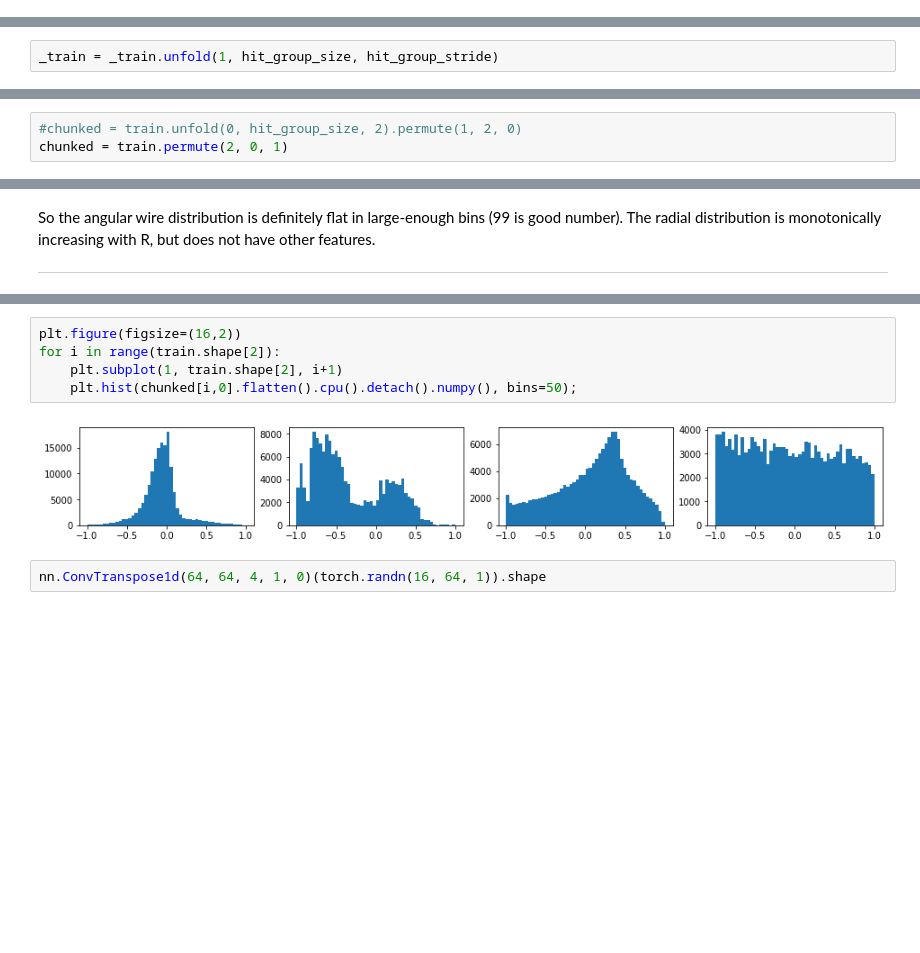
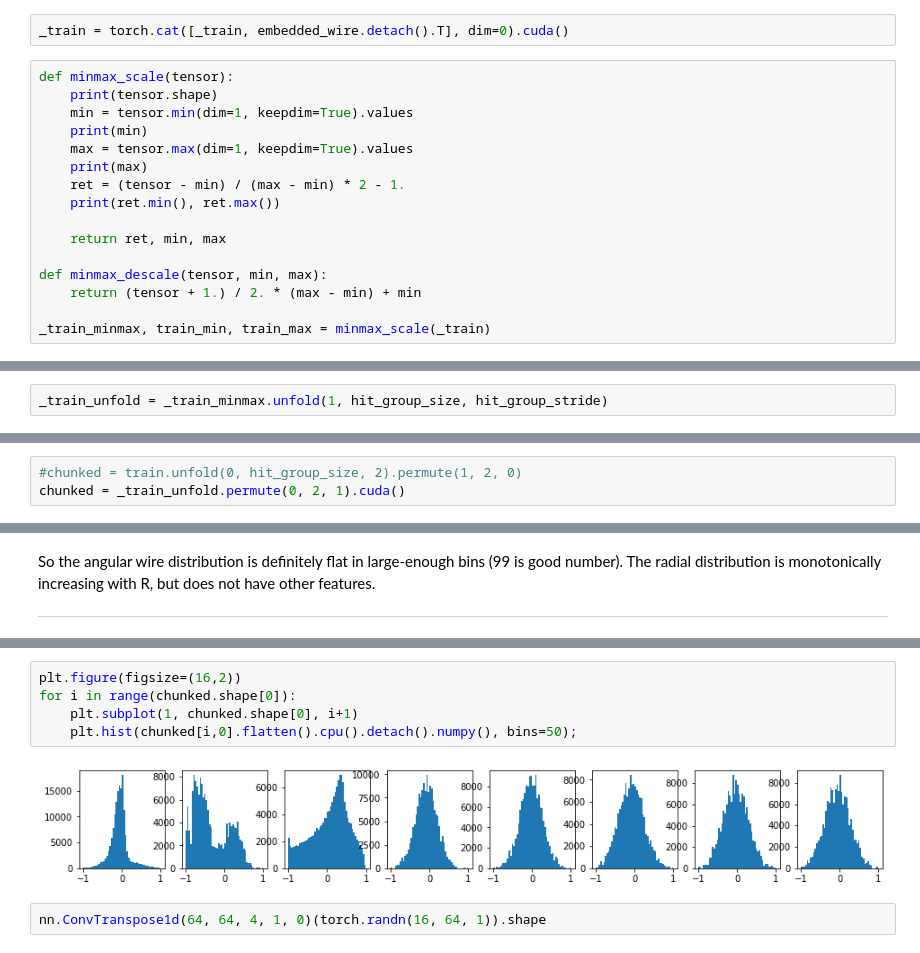
Before and after one commit to mdubouch/noise-gan, a Jupyter notebook: noise_info.ipynb, the cells around one changed output, grey strips where cells are left out. Cells and saved outputs as stored; diff of their text form; blank space fills up the shorter version.

```diff
--- a/noise_info.ipynb
+++ b/noise_info.ipynb
@@ -633,0 +574,18 @@ torch.Size([4, 628160])
+# %%
+_train = torch.cat([_train, embedded_wire.detach().T], dim=0).cuda()
+# %%
+def minmax_scale(tensor):
+    print(tensor.shape)
+    min = tensor.min(dim=1, keepdim=True).values
+    print(min)
+    max = tensor.max(dim=1, keepdim=True).values
+    print(max)
+    ret = (tensor - min) / (max - min) * 2 - 1.
+    print(ret.min(), ret.max())
+
+    return ret, min, max
+
+def minmax_descale(tensor, min, max):
+    return (tensor + 1.) / 2. * (max - min) + min
+
+_train_minmax, train_min, train_max = minmax_scale(_train)
@@ -634,5 +613,5 @@ torch.Size([4, 628160])
 # %%
 hit_group_stride = 4
 # %%
-_train = _train.unfold(1, hit_group_size, hit_group_stride)
+_train_unfold = _train_minmax.unfold(1, hit_group_size, hit_group_stride)
 # %%
@@ -713,6 +621,6 @@ torch.Size([1024, 156785, 4])
 # %%
 #chunked = train.unfold(0, hit_group_size, 2).permute(1, 2, 0)
-chunked = train.permute(2, 0, 1)
+chunked = _train_unfold.permute(0, 2, 1).cuda()
 # %%
 chunked.shape
 # %% [output]
@@ -754,10 +662,10 @@ train.shape, chunked.shape
 # %%
 plt.figure(figsize=(16,2))
-for i in range(train.shape[2]):
-    plt.subplot(1, train.shape[2], i+1)
+for i in range(chunked.shape[0]):
+    plt.subplot(1, chunked.shape[0], i+1)
     plt.hist(chunked[i,0].flatten().cpu().detach().numpy(), bins=50);
 # %% [output]
-[figure, old version]
+[figure, new version]
 # %%
 nn.ConvTranspose1d(64, 64, 4, 1, 0)(torch.randn(16, 64, 1)).shape
 # %% [output]
```
Also changed, not shown: parts of 66 cells of this notebook.
